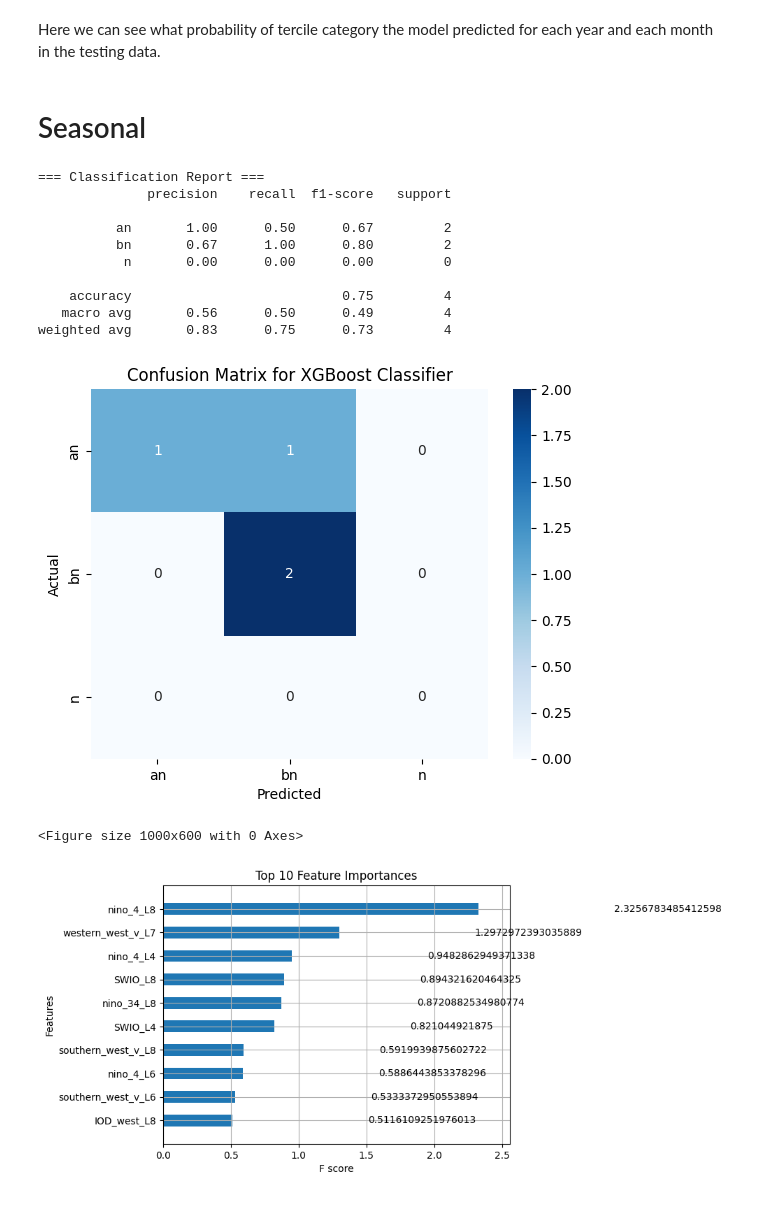
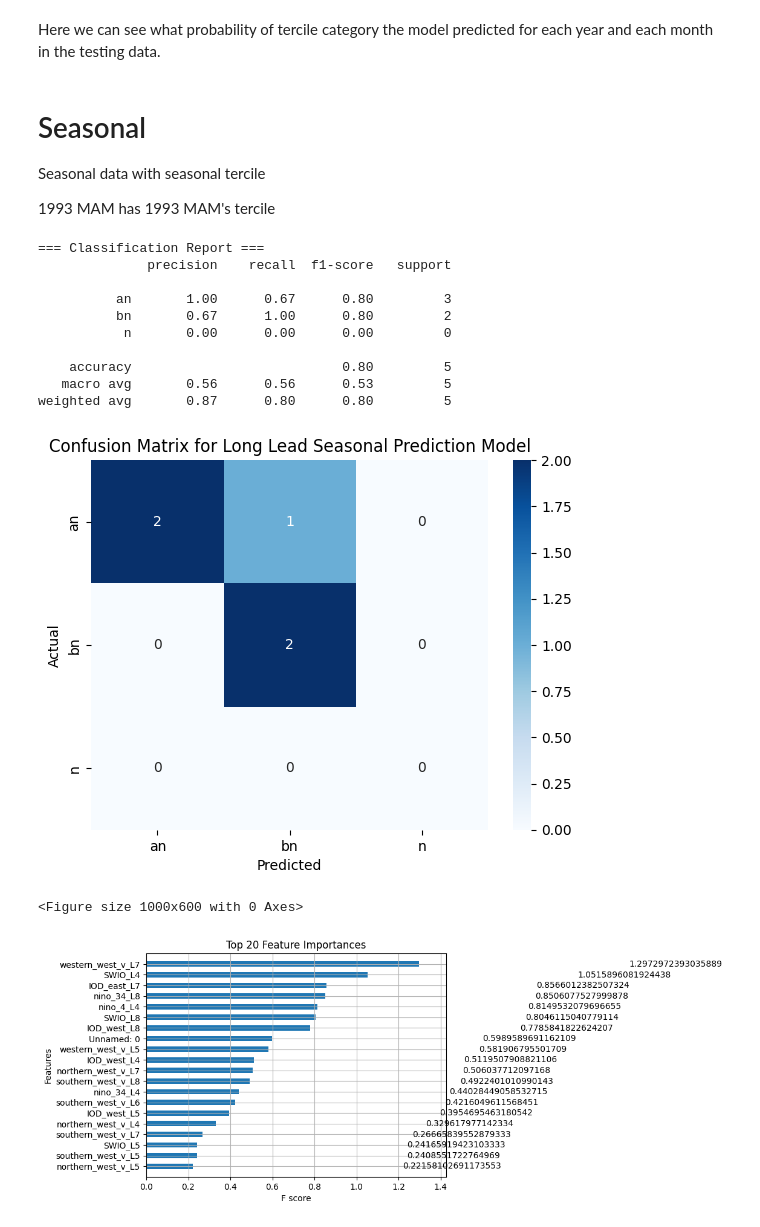
Before and after one commit to yatli24/CHC, a Jupyter notebook: Jupyter notebooks/monthly_and_seasonal_ML_xgboost.ipynb, the cells around one changed output. Saved outputs shown, nothing was run; the diff lists cells and outputs as text; code cells hidden in the pictures.

```diff
--- a/Jupyter notebooks/monthly_and_seasonal_ML_xgboost.ipynb
+++ b/Jupyter notebooks/monthly_and_seasonal_ML_xgboost.ipynb
@@ -128,10 +132,14 @@ print(results_df.to_string(index=False))
 # %% [markdown]
 Here we can see what probability of tercile category the model predicted for each year and each month in the testing data.
-# %% [markdown]
-# Seasonal
+# %% [markdown]
+# Seasonal
+
+Seasonal data with seasonal tercile
+
+1993 MAM has 1993 MAM's tercile
 # %%
 # Load the CSV
-df = pd.read_csv("/content/drive/My Drive/capstone_data/ml_data/ml_data_seasonal.csv")
+df = pd.read_csv("/content/drive/My Drive/capstone_data/ml_data/eea_mam_ml_data_seasonal.csv")
 
 # drop precip
 df = df.drop(columns=['precip', 'season'])
@@ -139,9 +147,9 @@ df = df.drop(columns=['precip', 'season'])
 # Choose years manually
 train_years = [1993, 1994, 1995, 1996, 1997, 1998, 1999, 2000, 2001, 2002, 2003,
                2004, 2005, 2006, 2007, 2008, 2009, 2010, 2011, 2012, 2013,
-               2014, 2015, 2016, 2017, 2018, 2019, 2020]
+               2014, 2015, 2016, 2017, 2018, 2019]
 
-test_years = [2021, 2022, 2023, 2024]
+test_years = [2020, 2021, 2022, 2023, 2024]
 
 # Manual split
 train_df = df[df['year'].isin(train_years)]
@@ -183,13 +191,13 @@ print(classification_report(
 === Classification Report ===
               precision    recall  f1-score   support
 
-          an       1.00      0.50      0.67         2
+          an       1.00      0.67      0.80         3
           bn       0.67      1.00      0.80         2
            n       0.00      0.00      0.00         0
 
-    accuracy                           0.75         4
-   macro avg       0.56      0.50      0.49         4
-weighted avg       0.83      0.75      0.73         4
+    accuracy                           0.80         5
+   macro avg       0.56      0.56      0.53         5
+weighted avg       0.87      0.80      0.80         5
 # %%
 # Confusion matrix
 conf_mat = confusion_matrix(y_test_enc, y_pred, labels=[0, 1, 2])
@@ -198,19 +206,19 @@ sns.heatmap(conf_mat, annot=True, fmt='d',
             cmap='Blues')
 plt.xlabel('Predicted')
 plt.ylabel('Actual')
-plt.title('Confusion Matrix for XGBoost Classifier')
+plt.title('Confusion Matrix for Long Lead Seasonal Prediction Model')
 plt.show()
 # %% [output]
-[figure, old version]
+[figure, new version]
 # %%
 # Feature importance plot
 plt.figure(figsize=(10, 6))
-plot_importance(model, max_num_features=10, importance_type='gain', height=0.5)
-plt.title("Top 10 Feature Importances")
+plot_importance(model, max_num_features=20, importance_type='gain', height=0.5)
+plt.title("Top 20 Feature Importances")
 plt.show()
 # %% [output]
 <Figure size 1000x600 with 0 Axes>
-[figure, old version]
+[figure, new version]
 # %%
 # Reset index to ensure alignment
 test_info = test_df[['year']].reset_index(drop=True) # Only 'year' for seasonal data
```
Also changed, not shown: parts of 14 cells of this notebook.
